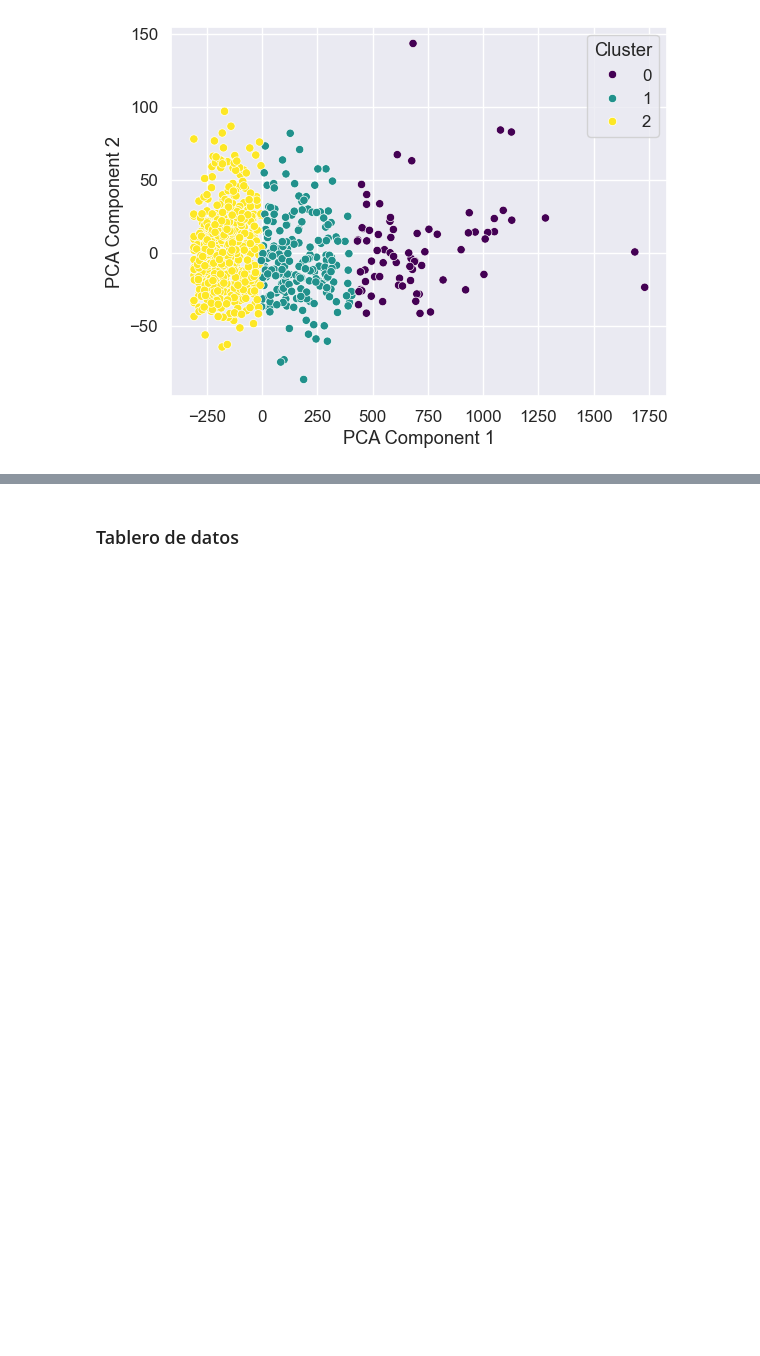
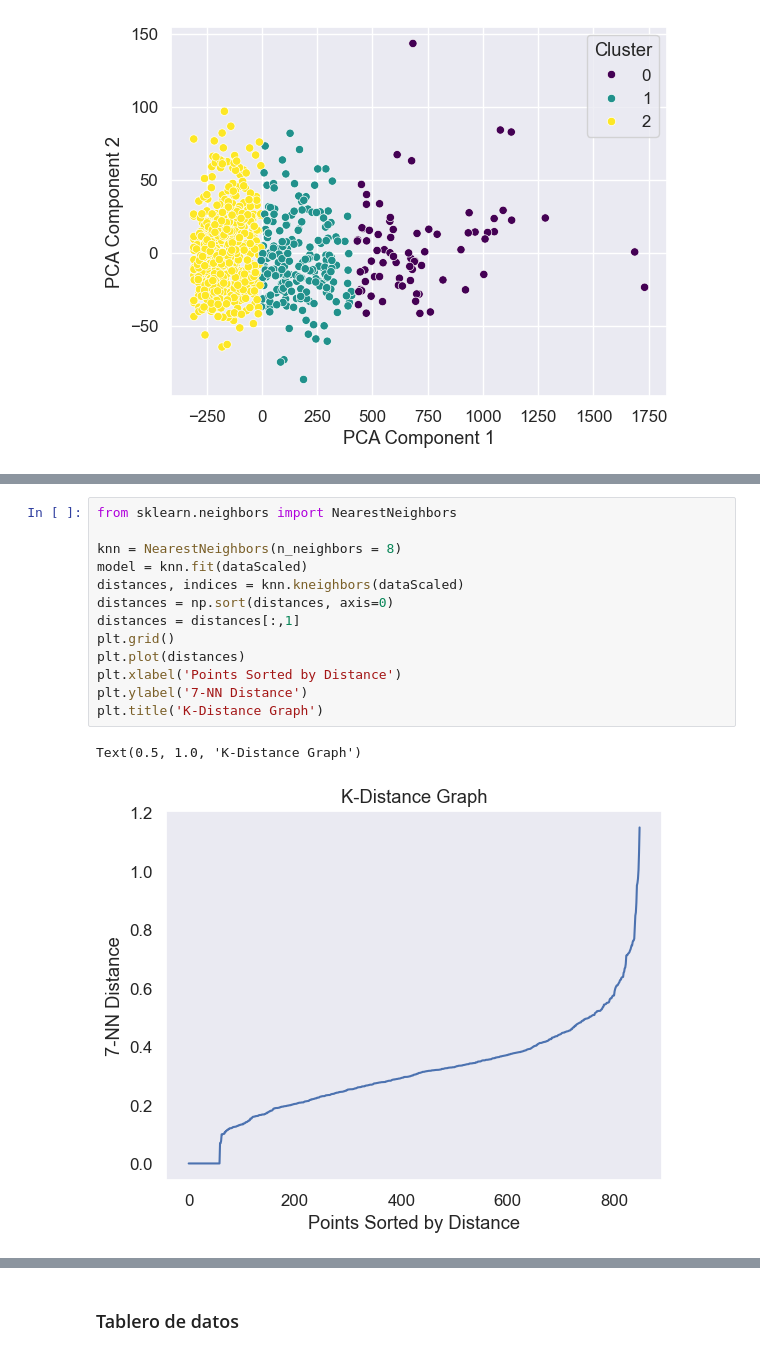
Before and after one commit to despinosaa/Lab1_G1, a Jupyter notebook: Lab2_UNIFICADO.ipynb, the cells around one changed output, grey strips where cells are left out. Saved outputs shown, nothing was run; the diff lists cells and outputs as text; blank space fills up the shorter version.

```diff
--- a/Lab2_UNIFICADO.ipynb
+++ b/Lab2_UNIFICADO.ipynb
@@ -1169,0 +1250,16 @@ KNN Clustering: Silhouette: 0.5741520783912578, Davies-Bouldin: 0.57668535081500
+# %%
+from sklearn.neighbors import NearestNeighbors
+
+knn = NearestNeighbors(n_neighbors = 8)
+model = knn.fit(dataScaled)
+distances, indices = knn.kneighbors(dataScaled)
+distances = np.sort(distances, axis=0)
+distances = distances[:,1]
+plt.grid()
+plt.plot(distances)
+plt.xlabel('Points Sorted by Distance')
+plt.ylabel('7-NN Distance')
+plt.title('K-Distance Graph')
+# %% [output]
+Text(0.5, 1.0, 'K-Distance Graph')
+[figure, added]
```
Also changed, not shown: parts of 39 cells of this notebook, 1 other file.
